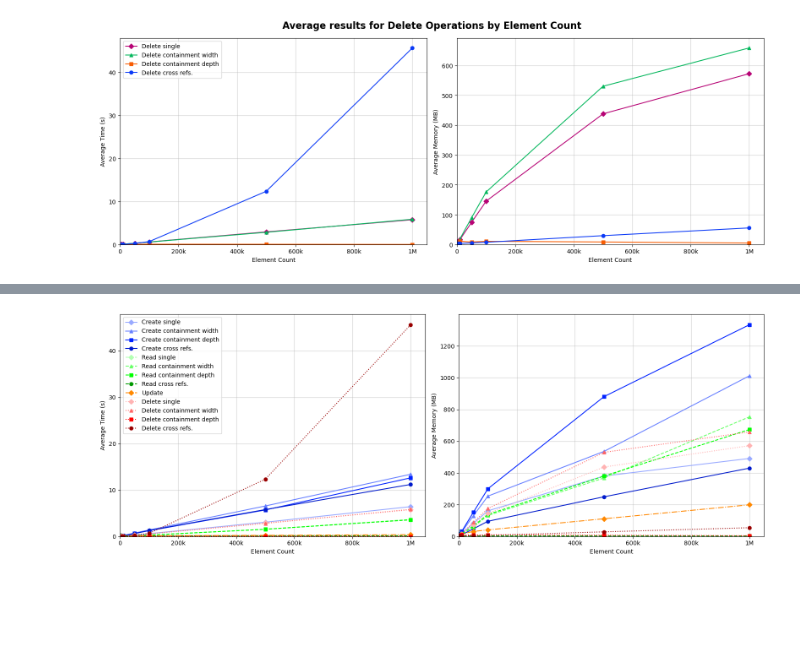
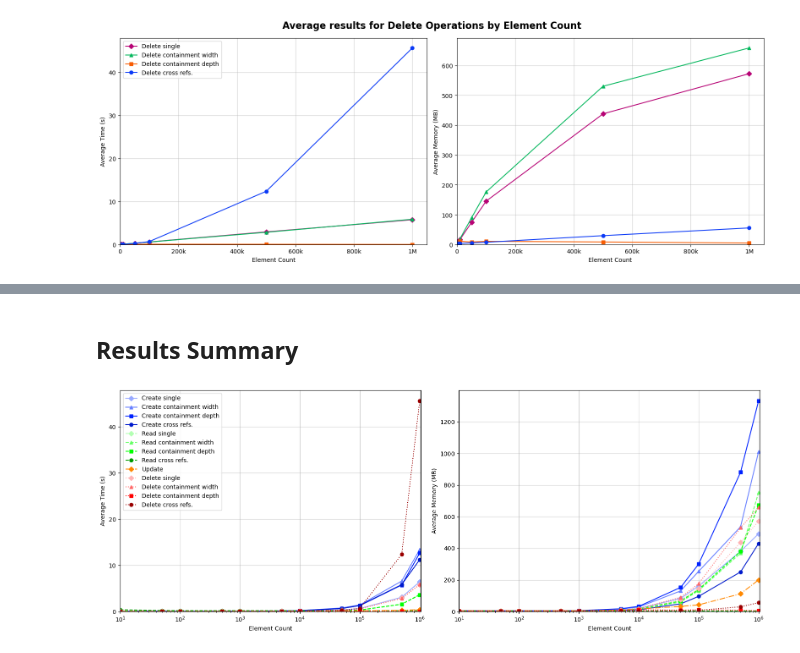
Before and after one commit to geodes-sms/NeoModelingFramework, a Jupyter notebook: ECMFA-2026-Evaluation/analysis/RQ2-results-analysis.ipynb, the cells around one changed output, grey strips where cells are left out. Drawn from its saved outputs; the diff is of its cells as text; code cells hidden in the pictures; blank space fills up the shorter version.

```diff
--- a/ECMFA-2026-Evaluation/analysis/RQ2-results-analysis.ipynb
+++ b/ECMFA-2026-Evaluation/analysis/RQ2-results-analysis.ipynb
@@ -1294,3 +1403,5 @@ plt.show()
+# %% [markdown]
+## Results Summary
 # %%
 import matplotlib.pyplot as plt
 from matplotlib.ticker import FuncFormatter
@@ -1320,8 +1431,6 @@ for df in [c_avg_r, c_avg_d, c_avg_w, c_avg_s, r_avg_r, r_avg_d, r_avg_w, r_avg_
 
 fig, axes = plt.subplots(1, 2, figsize=(16, 6))
 
-# Colors and markers for each dataset
-# Assign unique (marker, linestyle) per operation type
 datasets = [
     # CREATE
     (c_avg_s, "#99AAFF", 'D', '-', 'Create single'),
@@ -1348,32 +1457,36 @@ datasets = [
 
 # Plot average time
 for df, color, marker, linestyle, label in datasets:
     axes[0].plot(df['element_count'], df['time'],
                  marker=marker, linestyle=linestyle, color=color, label=label)
 
 
 axes[0].set_xlabel('Element Count')
 axes[0].set_ylabel('Average Time (s)')
 axes[0].grid(True, alpha=0.6)
 axes[0].xaxis.set_major_formatter(get_short_number_formatter())
 axes[0].legend()
 
 # Plot average memory
 for df, color, marker, linestyle, label in datasets:
     axes[1].plot(df['element_count'], df['mem'],
                  marker=marker, linestyle=linestyle, color=color, label=label)
 axes[1].set_xlabel('Element Count')
 axes[1].set_ylabel('Average Memory (MB)')
 axes[1].grid(True, alpha=0.6)
 axes[1].xaxis.set_major_formatter(get_short_number_formatter())
 axes[0].set_ylim(bottom=0)
 axes[1].set_ylim(bottom=0)
 axes[0].set_xlim(left=0)
 axes[1].set_xlim(left=0)
+axes[0].set_xscale('log')
+axes[1].set_xscale('log')
+axes[0].set_xlim(left=min(df['element_count'].min() for df,_,_,_,_ in datasets))
+axes[1].set_xlim(left=min(df['element_count'].min() for df,_,_,_,_ in datasets))
 
-# plt.suptitle('Average results for Delete Operations by Element Count', fontsize=16, fontweight='bold')
+# plt.suptitle('Average results for CRUD Operations by Element Count', fontsize=16, fontweight='bold')
 plt.tight_layout()
 plt.savefig("img/rq2avg.pdf", format='pdf', bbox_inches='tight')
 plt.show()
 # %% [output]
-[figure, old version]
+[figure, new version]
```
Also changed, not shown: parts of 8 cells of this notebook, 40 other files.
